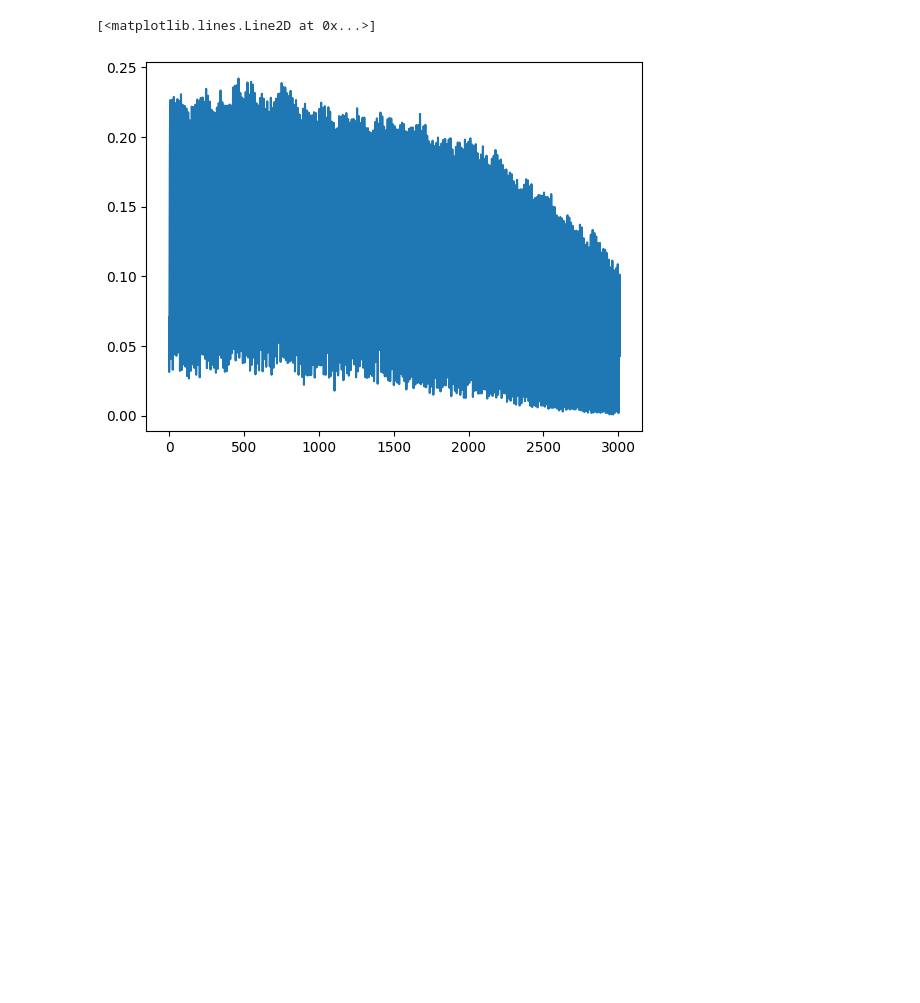
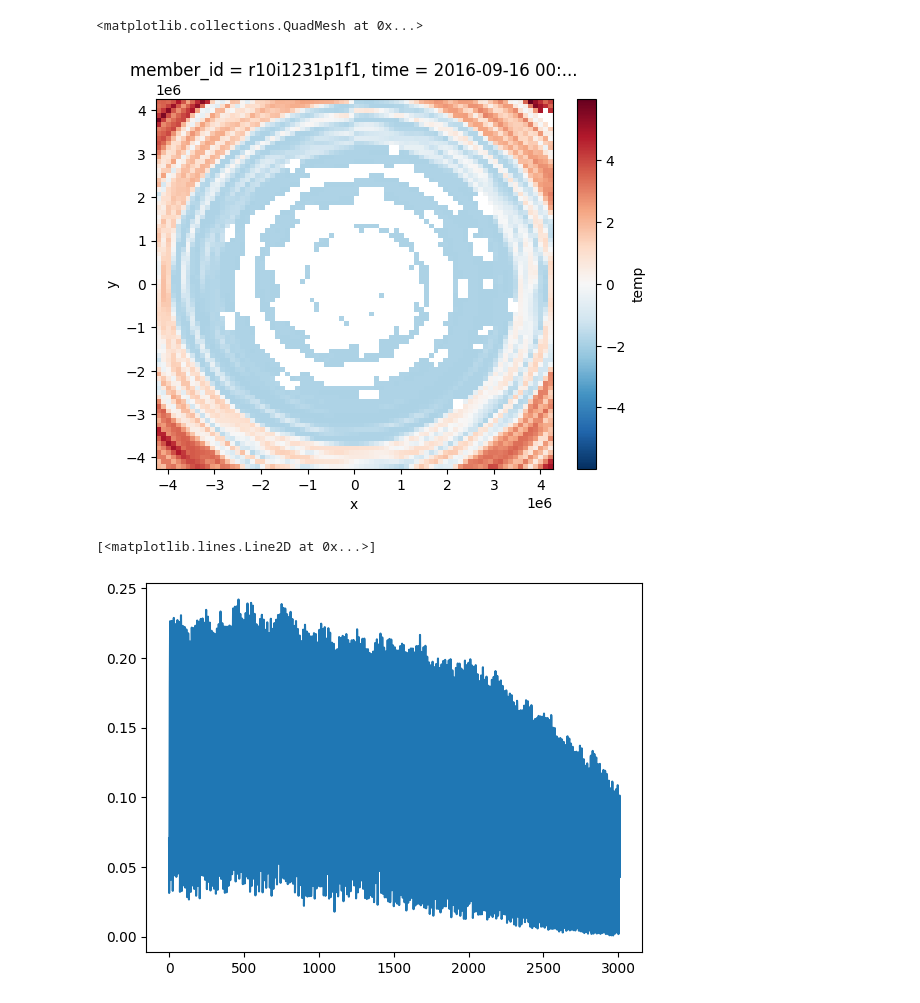
Before and after one commit to ychnli/sicpred, a Jupyter notebook: notebooks/cesm_lens_testing.ipynb, the cells around one changed output. Saved outputs shown, nothing was run; the diff lists cells and outputs as text; code cells hidden in the pictures; blank space fills up the shorter version.

```diff
--- a/notebooks/cesm_lens_testing.ipynb
+++ b/notebooks/cesm_lens_testing.ipynb
@@ -12,3 +14,8 @@ DATA_DIRECTORY = '/oak/stanford/groups/earlew/yuchen'
+# %%
+xr.open_dataset("/scratch/users/yucli/cesm_data/temp/temp_member_01.nc").temp.isel(time=2000).plot()
+# %% [output]
+<matplotlib.collections.QuadMesh at 0x...>
+[figure, added]
 # %%
 da = xr.open_dataset("/scratch/users/yucli/test/ICEFRAC_memberid0.nc")["__xarray_dataarray_variable__"]
 
```
Also changed, not shown: parts of 1 cell of this notebook, 1 other file.
